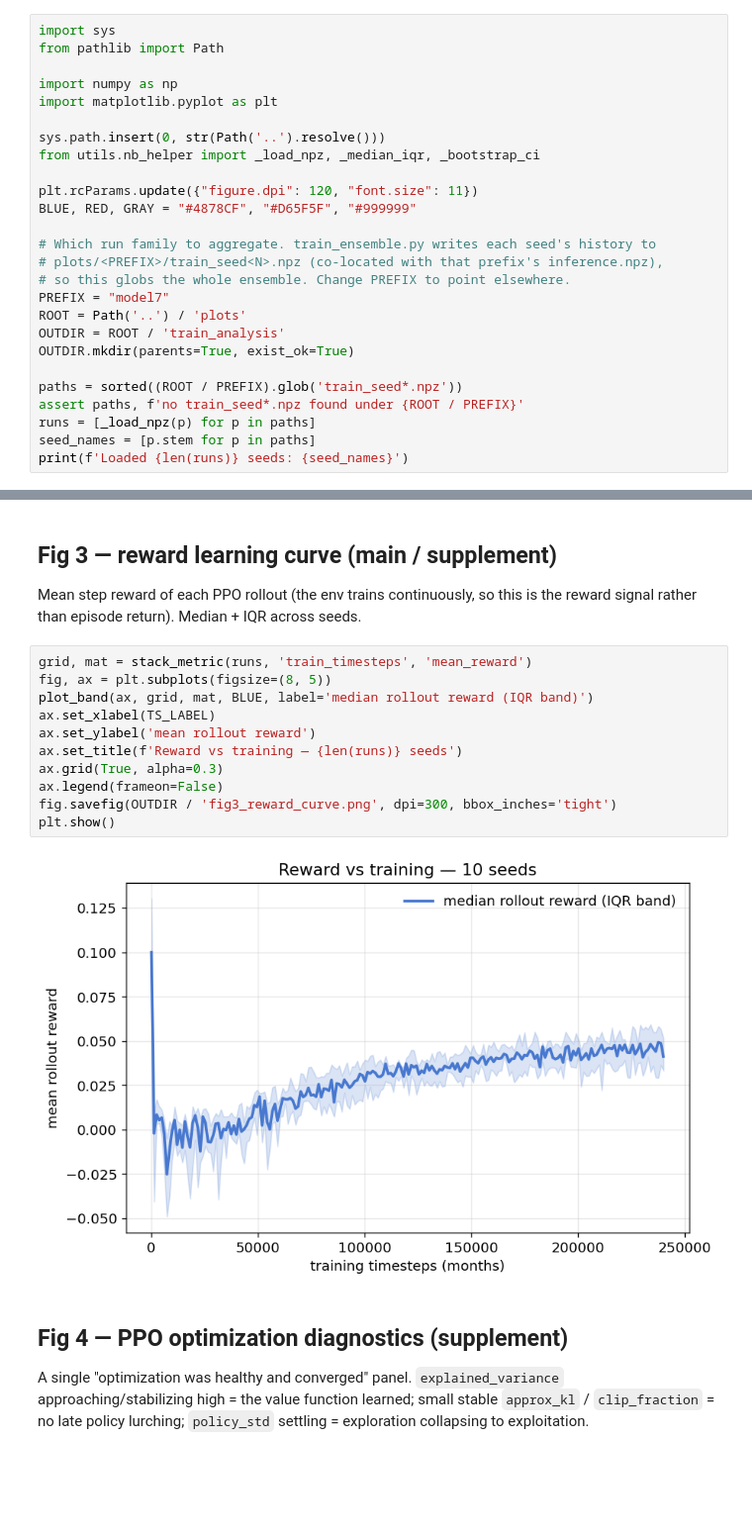
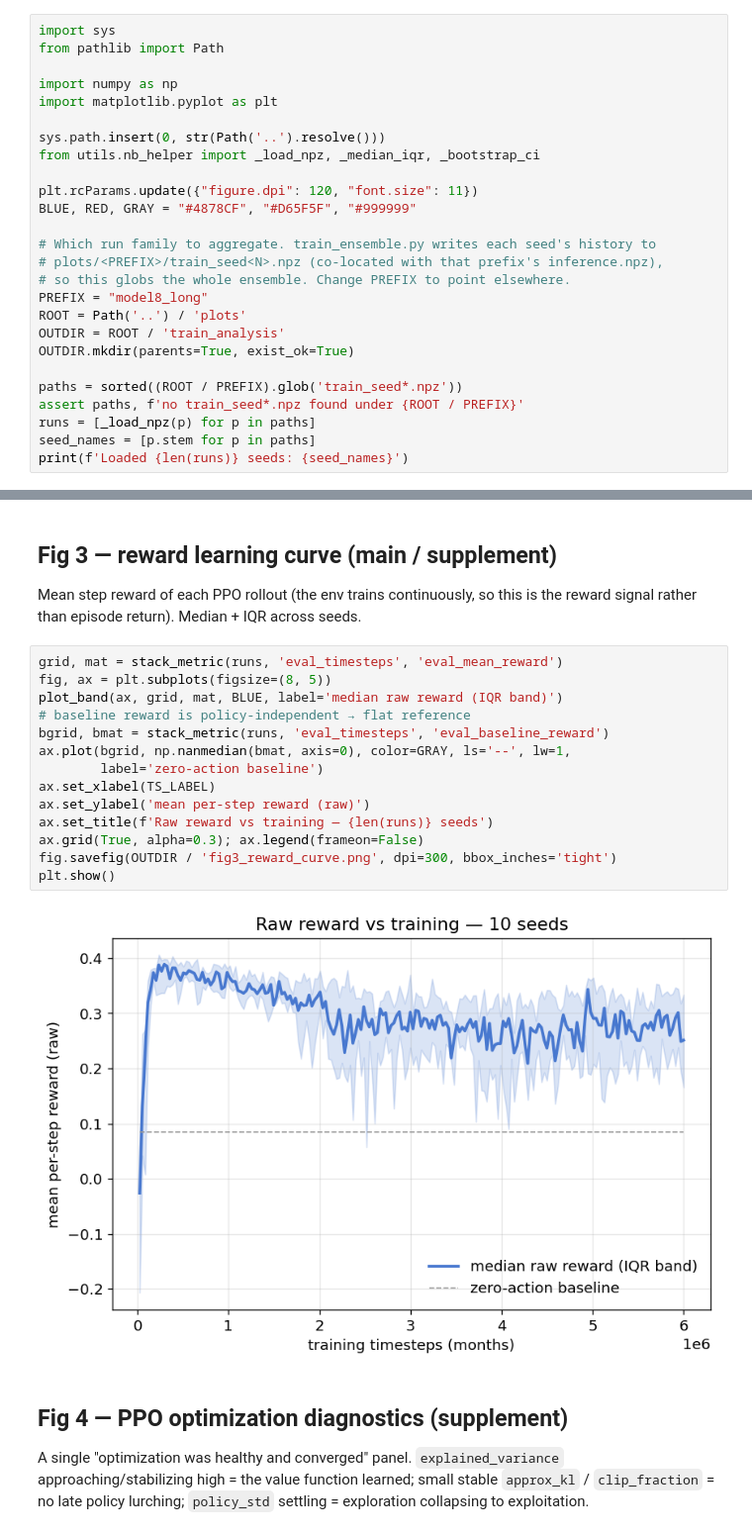
Before and after one commit to ayman-tech/enso-rl, a Jupyter notebook: notebooks/train_analysis.ipynb, the cells around one changed output, grey strips where cells are left out. Shown at 99% size. Cells and saved outputs as stored; diff of their text form; blank space fills up the shorter version.

```diff
--- a/notebooks/train_analysis.ipynb
+++ b/notebooks/train_analysis.ipynb
@@ -29,7 +29,7 @@ BLUE, RED, GRAY = "#4878CF", "#D65F5F", "#999999"
 # Which run family to aggregate. train_ensemble.py writes each seed's history to
 # plots/<PREFIX>/train_seed<N>.npz (co-located with that prefix's inference.npz),
 # so this globs the whole ensemble. Change PREFIX to point elsewhere.
-PREFIX = "model7"
+PREFIX = "model8_long"
 ROOT = Path('..') / 'plots'
 OUTDIR = ROOT / 'train_analysis'
 OUTDIR.mkdir(parents=True, exist_ok=True)
@@ -142,18 +142,21 @@ Headline: +43.1 pp lift [95% CI +35.4, +51.2] across 10 seeds
 Mean step reward of each PPO rollout (the env trains continuously, so this is the
 reward signal rather than episode return). Median + IQR across seeds.
 # %%
-grid, mat = stack_metric(runs, 'train_timesteps', 'mean_reward')
+grid, mat = stack_metric(runs, 'eval_timesteps', 'eval_mean_reward')
 fig, ax = plt.subplots(figsize=(8, 5))
-plot_band(ax, grid, mat, BLUE, label='median rollout reward (IQR band)')
+plot_band(ax, grid, mat, BLUE, label='median raw reward (IQR band)')
+# baseline reward is policy-independent → flat reference
+bgrid, bmat = stack_metric(runs, 'eval_timesteps', 'eval_baseline_reward')
+ax.plot(bgrid, np.nanmedian(bmat, axis=0), color=GRAY, ls='--', lw=1,
+        label='zero-action baseline')
 ax.set_xlabel(TS_LABEL)
-ax.set_ylabel('mean rollout reward')
-ax.set_title(f'Reward vs training — {len(runs)} seeds')
-ax.grid(True, alpha=0.3)
-ax.legend(frameon=False)
+ax.set_ylabel('mean per-step reward (raw)')
+ax.set_title(f'Raw reward vs training — {len(runs)} seeds')
+ax.grid(True, alpha=0.3); ax.legend(frameon=False)
 fig.savefig(OUTDIR / 'fig3_reward_curve.png', dpi=300, bbox_inches='tight')
 plt.show()
 # %% [output]
-[figure, old version]
+[figure, new version]
 # %% [markdown]
 ## Fig 4 — PPO optimization diagnostics (supplement)
 A single "optimization was healthy and converged" panel. `explained_variance`
```
Also changed, not shown: parts of 4 cells of this notebook, 6 other files.
